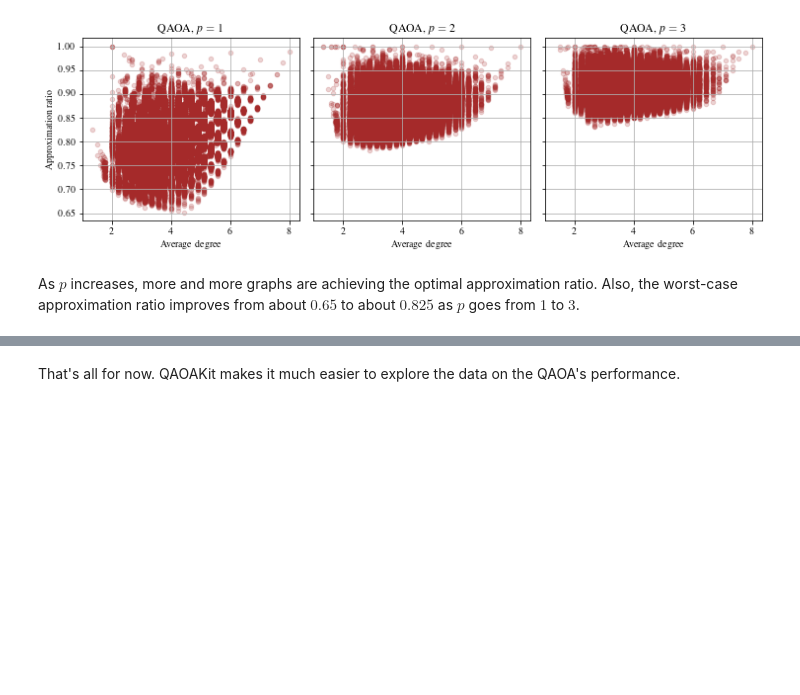
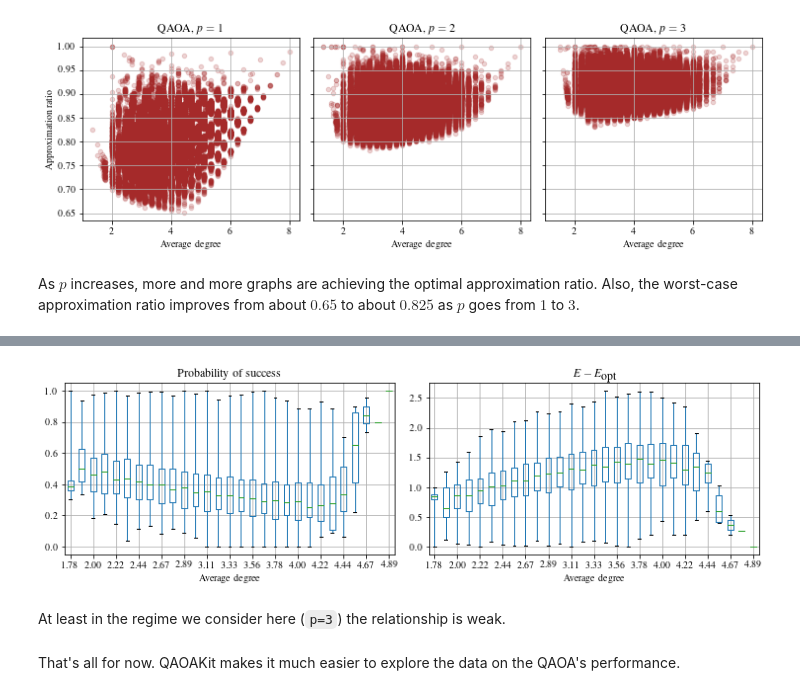
Before and after one commit to QAOAKit/QAOAKit, a Jupyter notebook: examples/performance.ipynb, the cells around one changed output, grey strips where cells are left out. Saved outputs shown, nothing was run; the diff lists cells and outputs as text; code cells hidden in the pictures; blank space fills up the shorter version.

```diff
--- a/examples/performance.ipynb
+++ b/examples/performance.ipynb
@@ -75,2 +81,28 @@ As $p$ increases, more and more graphs are achieving the optimal approximation r
+# %%
+df['$E - E_{\mbox{opt}}$'] = df['C_{true opt}'] - df['C_opt']
+# %%
+from matplotlib.ticker import FormatStrFormatter
+
+fig, ax = plt.subplots(1, 2, figsize=(1.5*6.92654, 6.92654/2))
+
+df[(df['p'] == 3) & (df['n'] == 9)].boxplot(column='pr(max)', by='Average degree', ax=ax[0], whis=(0,100))
+df[(df['p'] == 3) & (df['n'] == 9)].boxplot(column='$E - E_{\mbox{opt}}$', by='Average degree', ax=ax[1], whis=(0,100))
+
+# make plots nice
+fig.suptitle('')
+ax[0].set_title('Probability of success')
+for x in ax:
+    x.set_xticks(np.arange(1,30,2))
+for x in ax:
+    for label in x.get_xticklabels():
+        text = f"{float(label.get_text()):.2f}"
+        label.set_text(text)
+    x.set_xticklabels(x.get_xticklabels())
+fig.tight_layout()
+plt.savefig('reproduce_reachibility.pdf')
+# %% [output]
+[figure, added]
+# %% [markdown]
+At least in the regime we consider here (`p=3`) the relationship is weak.
 # %% [markdown]
 That's all for now. QAOAKit makes it much easier to explore the data on the QAOA's performance.
```
Also changed, not shown: parts of 1 cell of this notebook.
